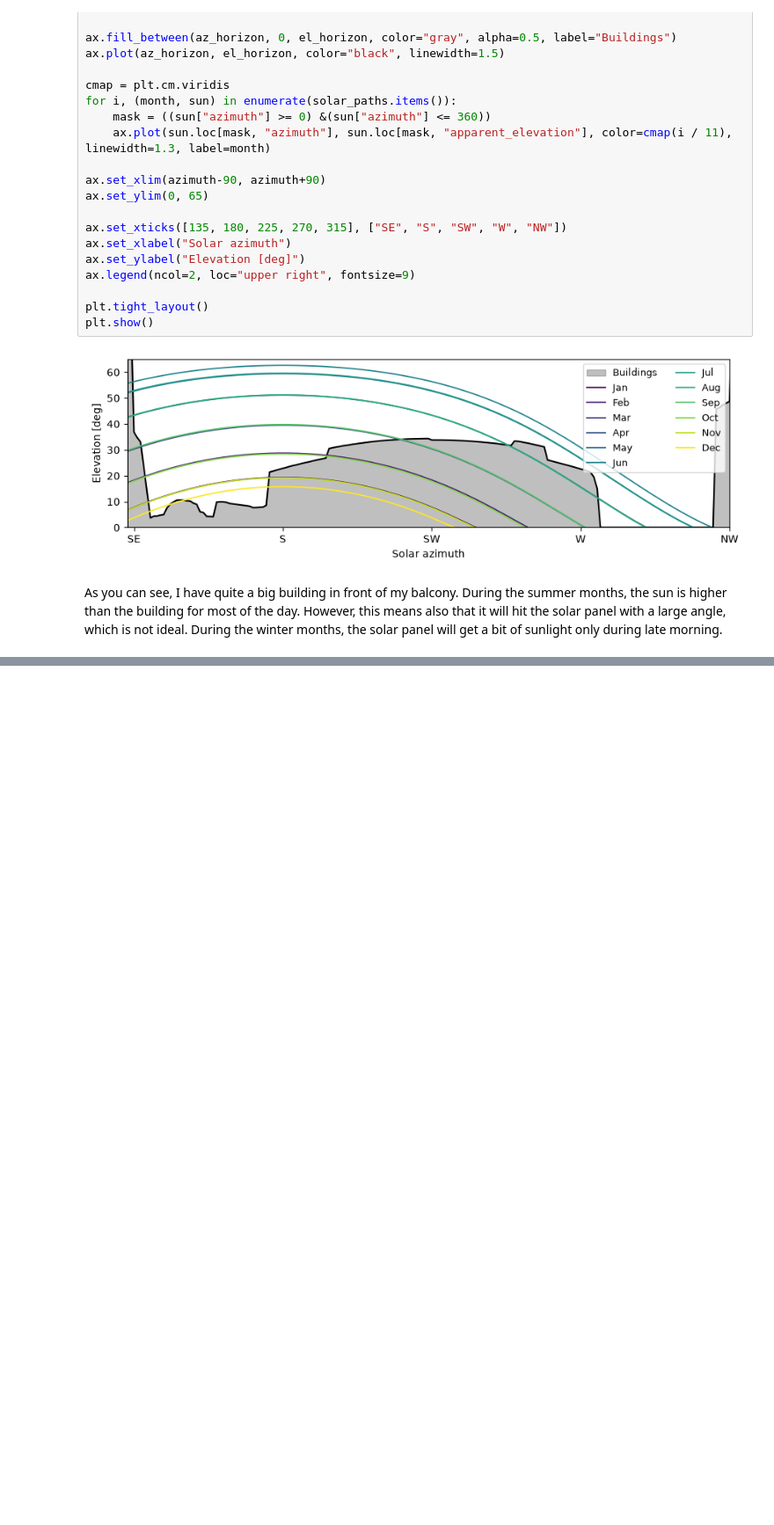
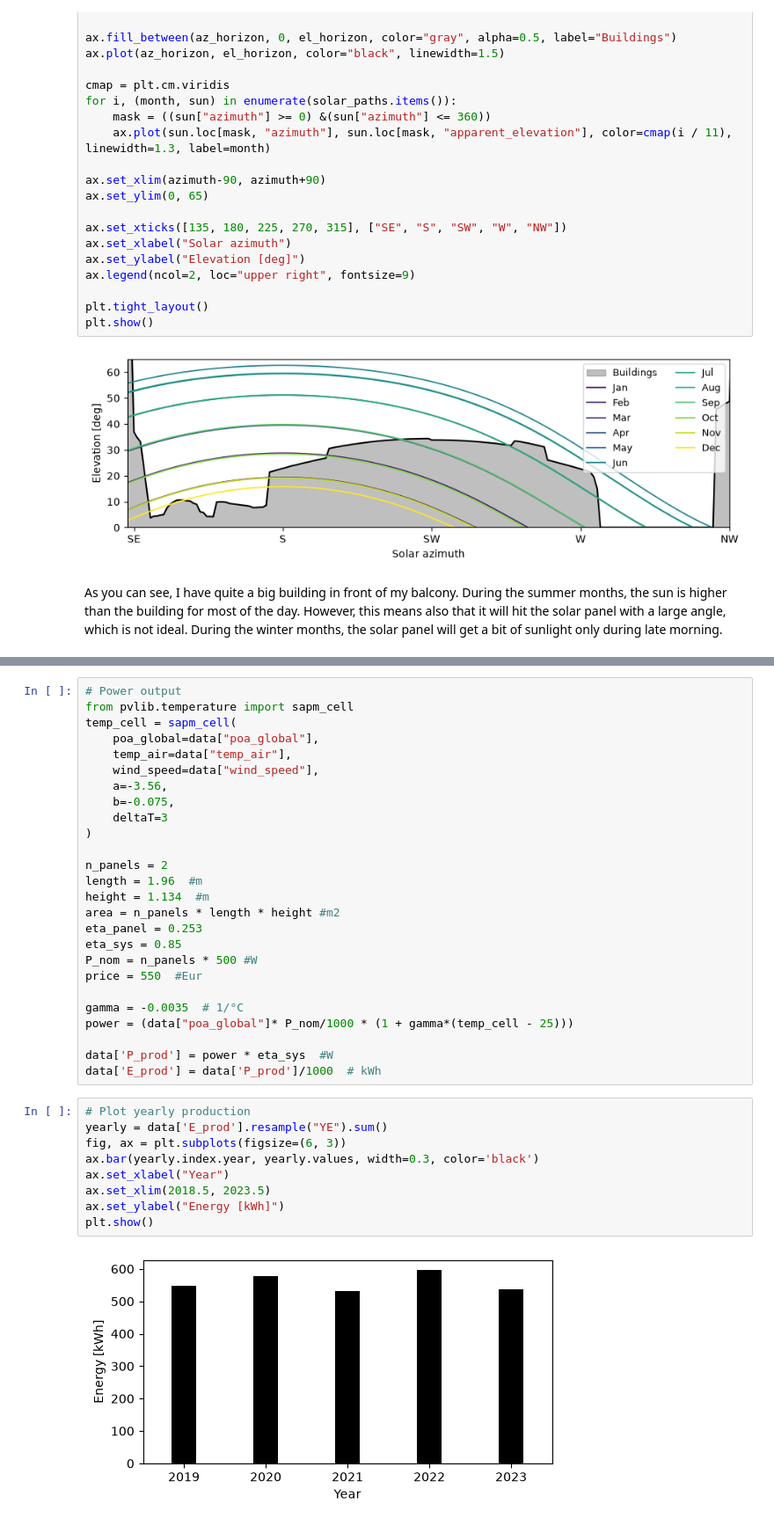
Before and after one commit to albertoprocacci/ders-in-brussels, a Jupyter notebook: book/01_balcony-pv-production.ipynb, the cells around one changed output, grey strips where cells are left out. Shown at 88% size. Saved outputs shown, nothing was run; the diff lists cells and outputs as text; blank space fills up the shorter version.

```diff
--- a/book/01_balcony-pv.ipynb
+++ b/book/01_balcony-pv-production.ipynb
@@ -86,0 +165,37 @@ As you can see, I have quite a big building in front of my balcony. During the s
+# %%
+# Power output
+from pvlib.temperature import sapm_cell
+temp_cell = sapm_cell(
+    poa_global=data["poa_global"],
+    temp_air=data["temp_air"],
+    wind_speed=data["wind_speed"],
+    a=-3.56,
+    b=-0.075,
+    deltaT=3
+)
+
+n_panels = 2
+length = 1.96  #m
+height = 1.134  #m
+area = n_panels * length * height #m2
+eta_panel = 0.253
+eta_sys = 0.85
+P_nom = n_panels * 500 #W
+price = 550  #Eur
+
+gamma = -0.0035  # 1/°C
+power = (data["poa_global"]* P_nom/1000 * (1 + gamma*(temp_cell - 25)))
+
+data['P_prod'] = power * eta_sys  #W
+data['E_prod'] = data['P_prod']/1000  # kWh
+# %%
+# Plot yearly production
+yearly = data['E_prod'].resample("YE").sum()
+fig, ax = plt.subplots(figsize=(6, 3))
+ax.bar(yearly.index.year, yearly.values, width=0.3, color='black')
+ax.set_xlabel("Year")
+ax.set_xlim(2018.5, 2023.5)
+ax.set_ylabel("Energy [kWh]")
+plt.show()
+# %% [output]
+[figure, added]
```
Also changed, not shown: parts of 7 cells of this notebook, 2 other files.
